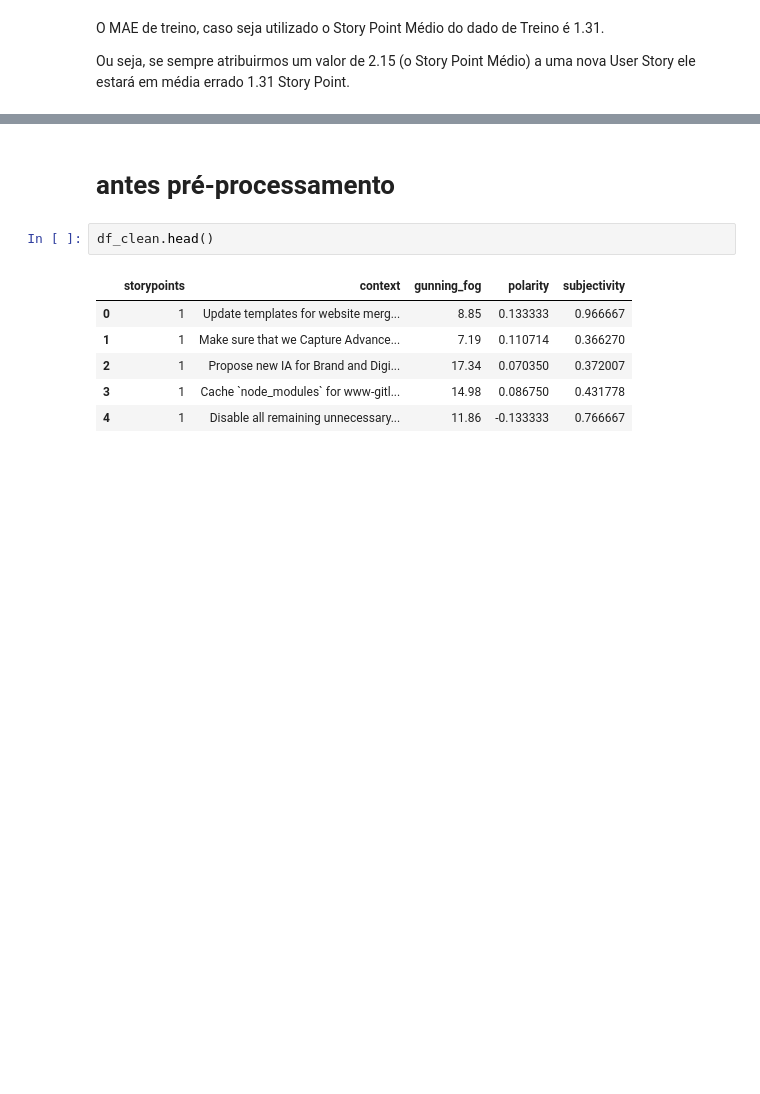
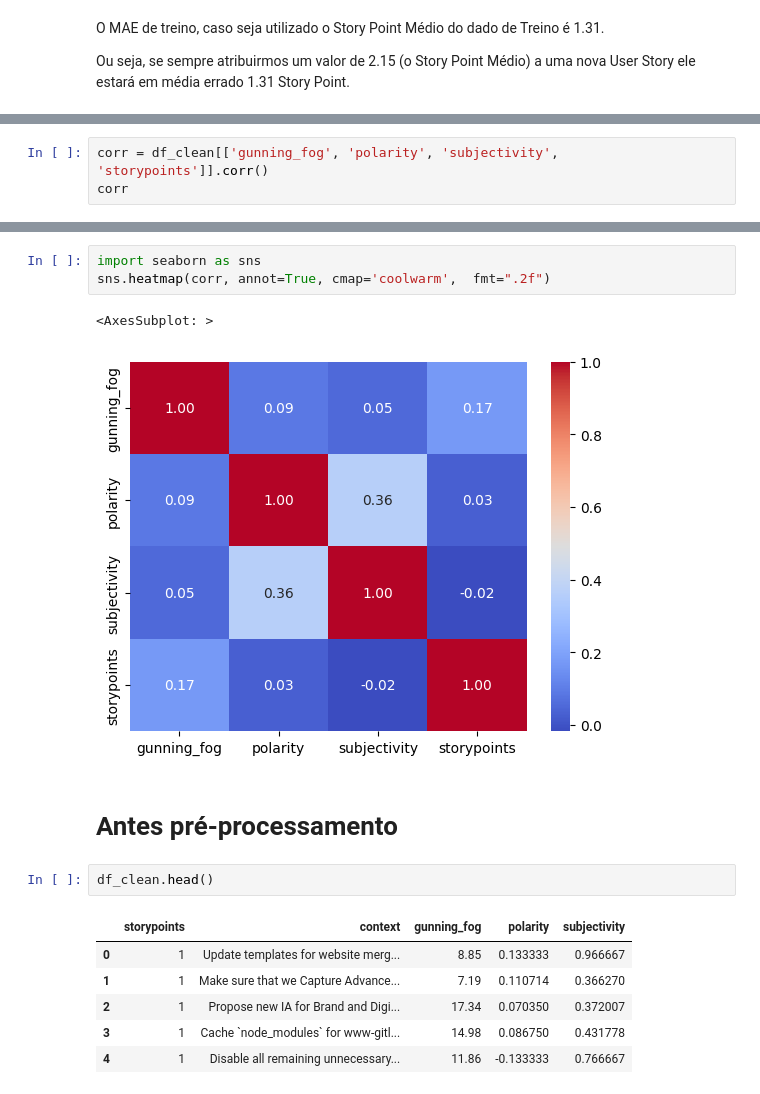
Before and after one commit to giseldo/Neo_Legibility_Python, a Jupyter notebook: notebooks/7764.ipynb, the cells around one changed output, grey strips where cells are left out. Saved outputs shown, nothing was run; the diff lists cells and outputs as text; blank space fills up the shorter version.

```diff
--- a/notebooks/7764.ipynb
+++ b/notebooks/7764.ipynb
@@ -180,0 +183,3 @@ See the caveats in the documentation: https://pandas.pydata.org/pandas-docs/stab
+# %%
+corr = df_clean[['gunning_fog', 'polarity', 'subjectivity', 'storypoints']].corr()
+corr
@@ -181,5 +192,11 @@ See the caveats in the documentation: https://pandas.pydata.org/pandas-docs/stab
+# %%
+import seaborn as sns
+sns.heatmap(corr, annot=True, cmap='coolwarm',  fmt=".2f")
+# %% [output]
+<AxesSubplot: >
+[figure, added]
 # %% [markdown]
-# antes pré-processamento
+# Antes pré-processamento
 # %%
 df_clean.head()
 # %% [output]
```
Also changed, not shown: parts of 43 cells of this notebook, 37 other files.
